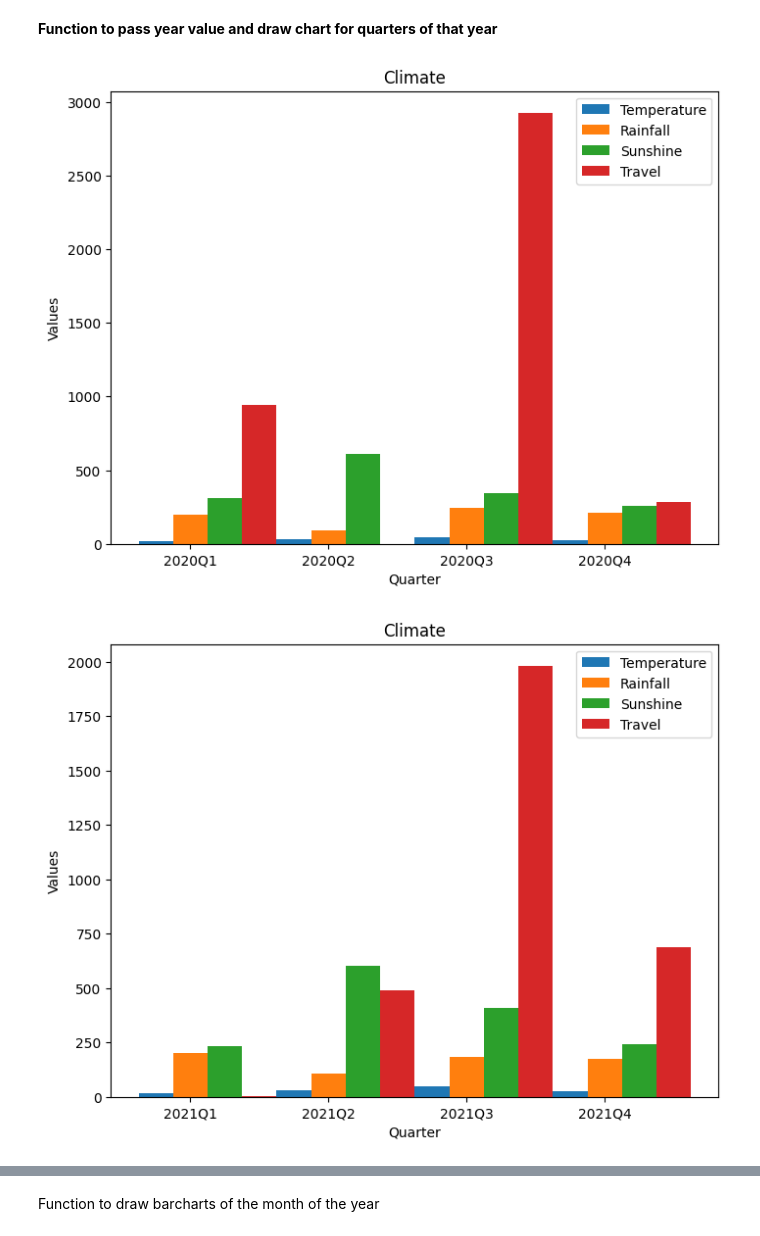
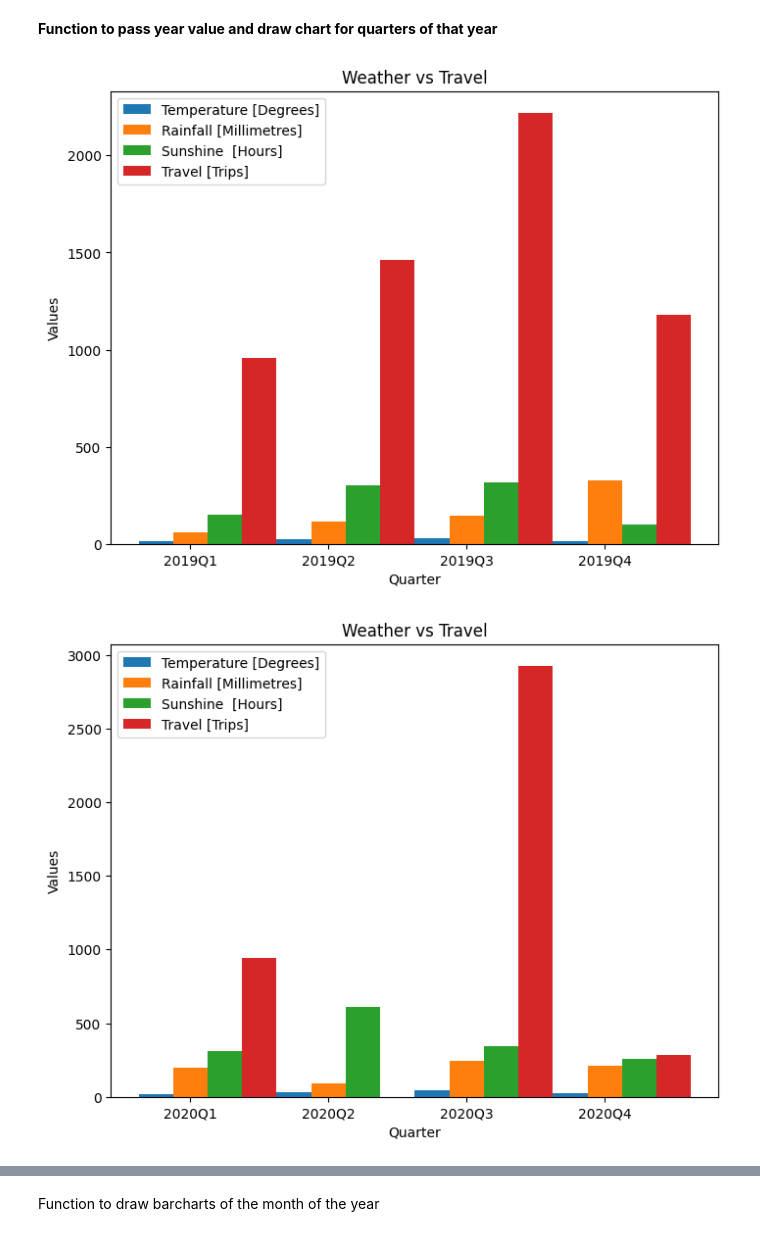
Before and after one commit to rupaligs/UCDPA_Rupali_Murkumbi, a Jupyter notebook: IrishTravelAndWeatherTrends.ipynb, the cells around one changed output, grey strips where cells are left out. Drawn from its saved outputs; the diff is of its cells as text; code cells hidden in the pictures.

```diff
--- a/IrishTravelAndWeatherTrends.ipynb
+++ b/IrishTravelAndWeatherTrends.ipynb
@@ -551,10 +551,10 @@ width = 0.25
 
 fig, ax = plt.subplots(figsize=(8, 6))
 
-rects1 = ax.bar(x - width, Temparature, width, label='Temperature')
-rects2 = ax.bar(x, Rainfall, width, label='Rainfall')
-rects3 = ax.bar(x + width, sunshine, width, label='Sunshine')
-rects4 = ax.bar(x + width + width, travel, width, label='Travel')
+rects1 = ax.bar(x - width, Temparature, width, label='Temperature [Degrees]')
+rects2 = ax.bar(x, Rainfall, width, label='Rainfall [Millimetres]')
+rects3 = ax.bar(x + width, sunshine, width, label='Sunshine  [Hours]')
+rects4 = ax.bar(x + width + width, travel, width, label='Travel [Trips]')
 
 
 ax.set_xticks(x)
@@ -563,7 +563,7 @@ ax.set_xticklabels(labels)
 
 ax.set_ylabel('Values')
 ax.set_xlabel('Quarter')
-ax.set_title('Climate')
+ax.set_title('Weather vs Travel')
 ax.legend()
 
 plt.show()
@@ -596,10 +596,10 @@ def draw_chart(v_year):
 
     fig, ax = plt.subplots(figsize=(8, 6))
 
-    rects1 = ax.bar(x - width, Temparature, width, label='Temperature')
-    rects2 = ax.bar(x, Rainfall, width, label='Rainfall')
-    rects3 = ax.bar(x + width, sunshine, width, label='Sunshine')
-    rects4 = ax.bar(x + width + width, travel, width, label='Travel')
+    rects1 = ax.bar(x - width, Temparature, width, label='Temperature [Degrees]')
+    rects2 = ax.bar(x, Rainfall, width, label='Rainfall [Millimetres]')
+    rects3 = ax.bar(x + width, sunshine, width, label='Sunshine  [Hours]')
+    rects4 = ax.bar(x + width + width, travel, width, label='Travel [Trips]')
 
 
     ax.set_xticks(x)
@@ -608,16 +608,17 @@ def draw_chart(v_year):
 
     ax.set_ylabel('Values')
     ax.set_xlabel('Quarter')
-    ax.set_title('Climate')
+    ax.set_title('Weather vs Travel')
     ax.legend()
 
 plt.show()
 
 #climate_travel
 # %%
+draw_chart('2019')
 draw_chart('2020')
 draw_chart('2021')
 draw_chart('2022')
 # %% [output]
-[figure, old version]
+[figure, new version]
-[figure, old version]
+[figure, new version]
```
Also changed, not shown: parts of 4 cells of this notebook, 2 other files.
